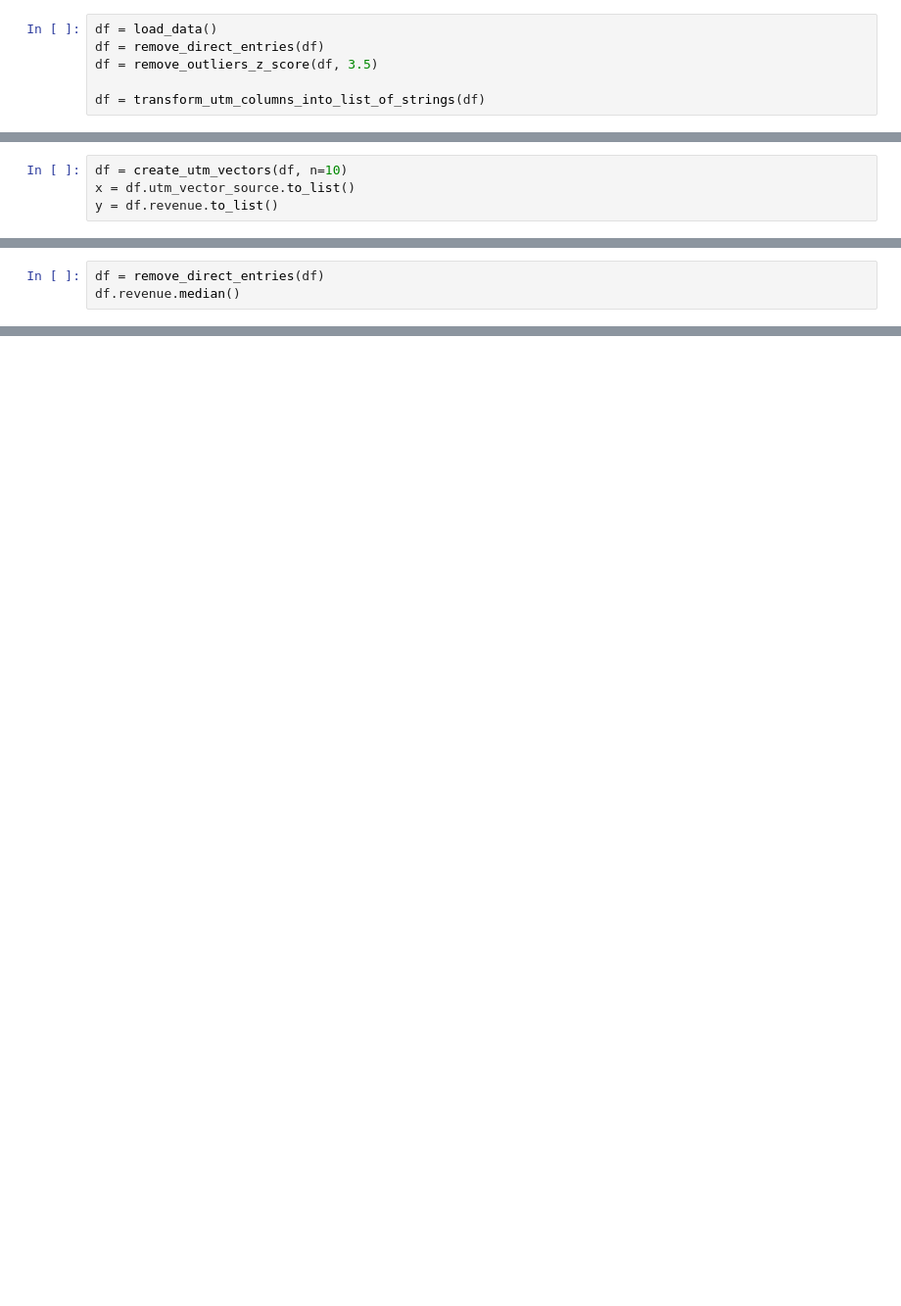
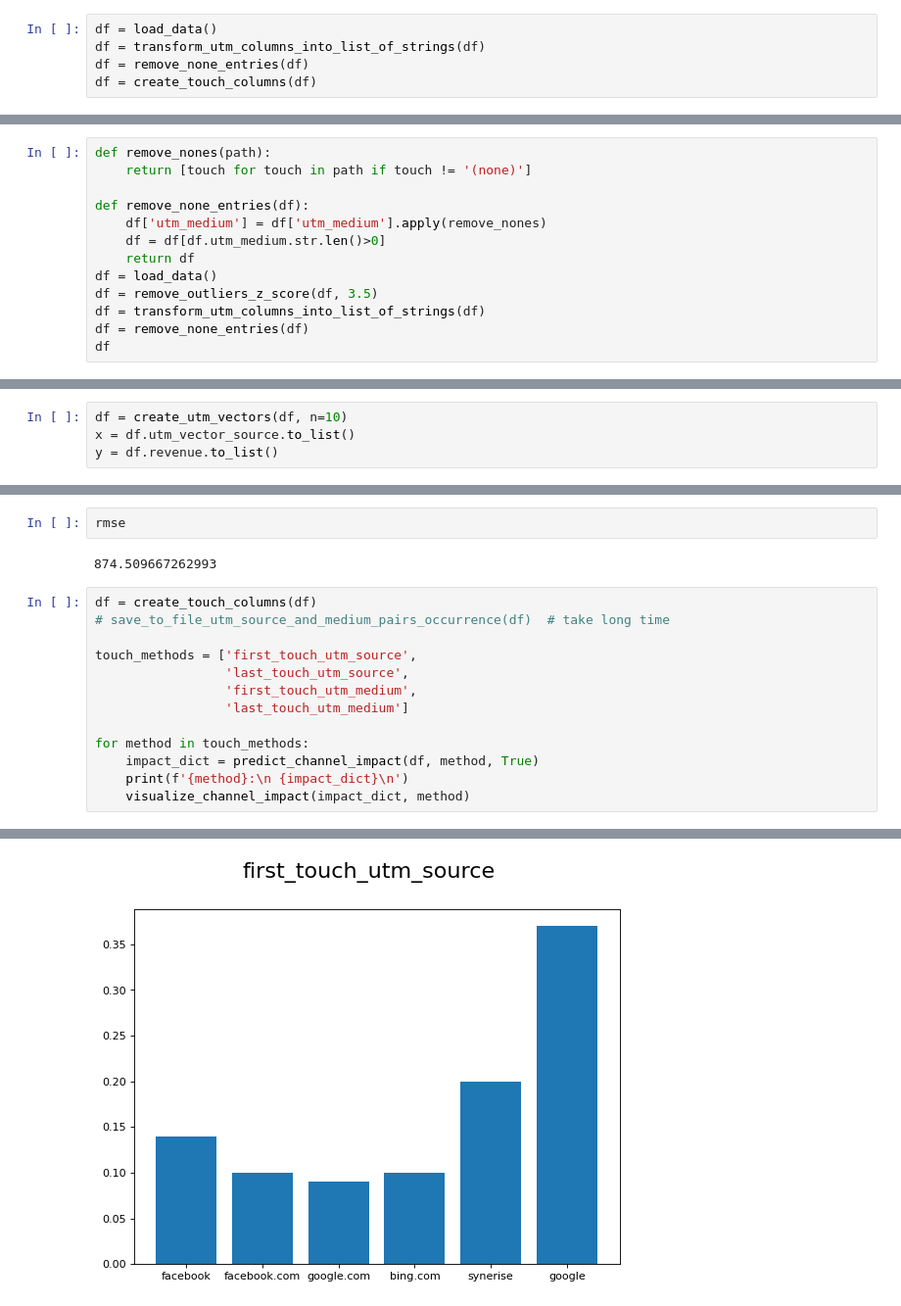
Before and after one commit to wiktor779/Attributions, a Jupyter notebook: notebooks/20200923wiktor779_model_dense.ipynb, the cells around one changed output, grey strips where cells are left out. Shown: that part at 98% size. Cells and saved outputs as stored; diff of their text form; blank space fills up the shorter version.

```diff
--- a/notebooks/20200923wiktor779_model_dense.ipynb
+++ b/notebooks/20200923wiktor779_model_dense.ipynb
@@ -7,6 +8,5 @@ from src.utils import *
 # %%
 df = load_data()
-df = remove_direct_entries(df)
-df = remove_outliers_z_score(df, 3.5)
-
 df = transform_utm_columns_into_list_of_strings(df)
+df = remove_none_entries(df)
+df = create_touch_columns(df)
@@ -12,0 +29,13 @@ df = transform_utm_columns_into_list_of_strings(df)
+# %%
+def remove_nones(path):
+    return [touch for touch in path if touch != '(none)']
+
+def remove_none_entries(df):
+    df['utm_medium'] = df['utm_medium'].apply(remove_nones)
+    df = df[df.utm_medium.str.len()>0]
+    return df
+df = load_data()
+df = remove_outliers_z_score(df, 3.5)
+df = transform_utm_columns_into_list_of_strings(df)
+df = remove_none_entries(df)
+df
@@ -68,3 +85,0 @@ df.revenue.median()
-# %%
-df = remove_direct_entries(df)
-df.revenue.median()
@@ -109,0 +86,18 @@ df[df.revenue<200]
+# %%
+rmse
+# %% [output]
+874.509667262993
+# %%
+df = create_touch_columns(df)
+# save_to_file_utm_source_and_medium_pairs_occurrence(df)  # take long time
+
+touch_methods = ['first_touch_utm_source',
+                 'last_touch_utm_source',
+                 'first_touch_utm_medium',
+                 'last_touch_utm_medium']
+
+for method in touch_methods:
+    impact_dict = predict_channel_impact(df, method, True)
+    print(f'{method}:\n {impact_dict}\n')
+    visualize_channel_impact(impact_dict, method)
+# %% [output]
@@ -109,0 +115 @@ df[df.revenue<200]
+[figure, added]
```
Also changed, not shown: parts of 14 cells of this notebook, 20 other files.
